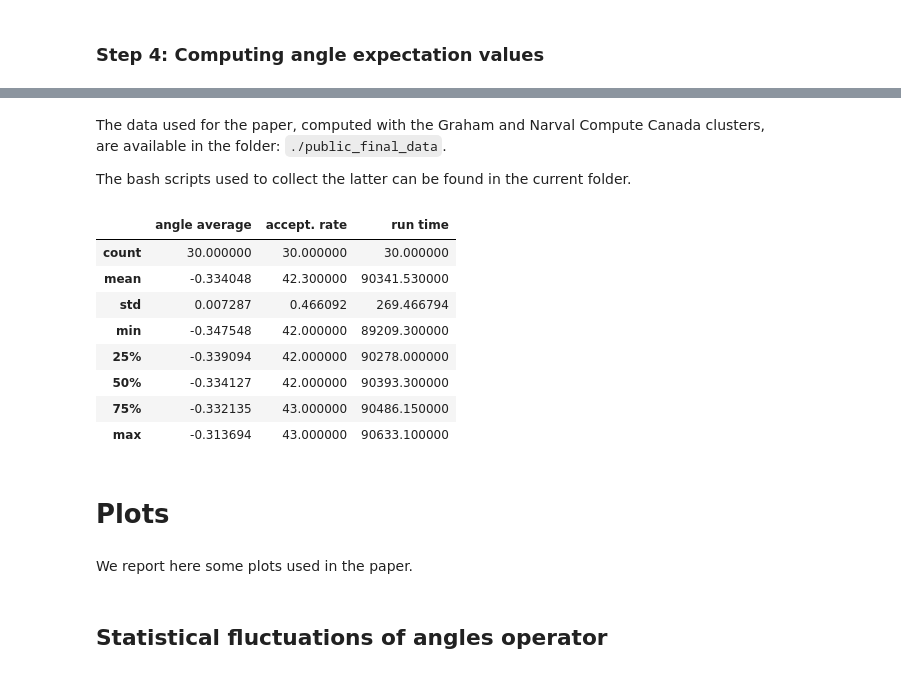
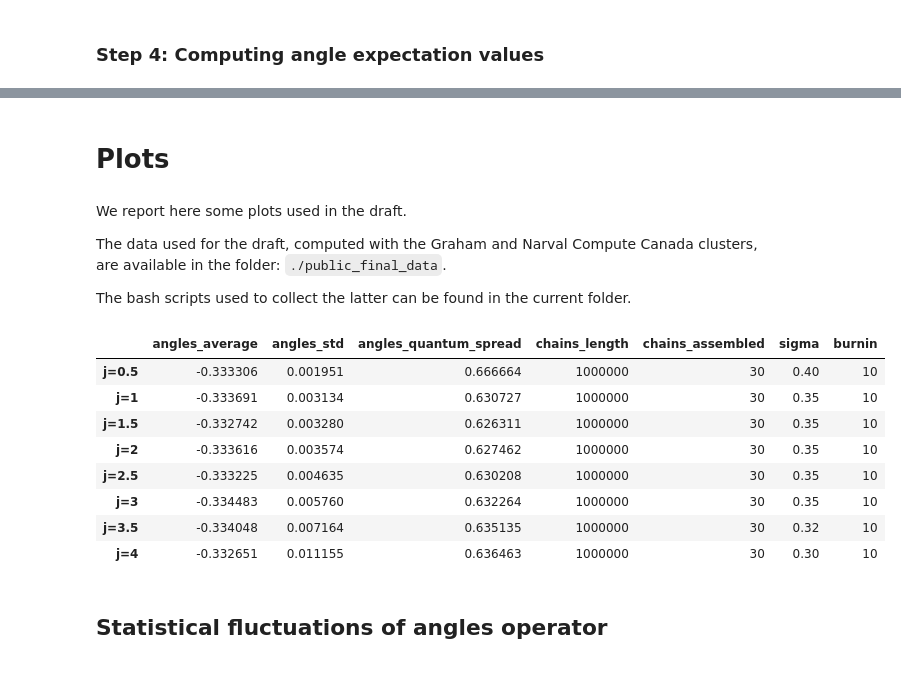
Before and after one commit to PietropaoloFrisoni/MCMC_16_cells_spinfoam, a Jupyter notebook: Python_interface.ipynb, the cells around one changed output, grey strips where cells are left out. Drawn from its saved outputs; the diff is of its cells as text; code cells hidden in the pictures.

```diff
--- a/Python_interface.ipynb
+++ b/Python_interface.ipynb
@@ -193,20 +169,8 @@ df.describe()
-# %% [markdown]
-The data used for the paper, computed with the Graham and Narval Compute Canada clusters, are available in the folder: `./public_final_data`.
-
-The bash scripts used to collect the latter can be found in the current folder.
-# %%
-df
-# %% [output]
-|  | angle average | accept. rate | run time |
-| count | 30.000000 | 30.000000 | 30.000000 |
-| mean | -0.334048 | 42.300000 | 90341.530000 |
-| std | 0.007287 | 0.466092 | 269.466794 |
-| min | -0.347548 | 42.000000 | 89209.300000 |
-| 25% | -0.339094 | 42.000000 | 90278.000000 |
-| 50% | -0.334127 | 42.000000 | 90393.300000 |
-| 75% | -0.332135 | 43.000000 | 90486.150000 |
-| max | -0.313694 | 43.000000 | 90633.100000 |
 # %% [markdown]
 # Plots
 # %% [markdown]
-We report here some plots used in the paper.
+We report here some plots used in the draft.
+
+The data used for the draft, computed with the Graham and Narval Compute Canada clusters, are available in the folder: `./public_final_data`.
+
+The bash scripts used to collect the latter can be found in the current folder.
@@ -213,3 +181,15 @@ We report here some plots used in the paper.
+# %%
+angles_dataframe
+# %% [output]
+|  | angles_average | angles_std | angles_quantum_spread | chains_length | chains_assembled | sigma | burnin |
+| j=0.5 | -0.333306 | 0.001951 | 0.666664 | 1000000 | 30 | 0.40 | 10 |
+| j=1 | -0.333691 | 0.003134 | 0.630727 | 1000000 | 30 | 0.35 | 10 |
+| j=1.5 | -0.332742 | 0.003280 | 0.626311 | 1000000 | 30 | 0.35 | 10 |
+| j=2 | -0.333616 | 0.003574 | 0.627462 | 1000000 | 30 | 0.35 | 10 |
+| j=2.5 | -0.333225 | 0.004635 | 0.630208 | 1000000 | 30 | 0.35 | 10 |
+| j=3 | -0.334483 | 0.005760 | 0.632264 | 1000000 | 30 | 0.35 | 10 |
+| j=3.5 | -0.334048 | 0.007164 | 0.635135 | 1000000 | 30 | 0.32 | 10 |
+| j=4 | -0.332651 | 0.011155 | 0.636463 | 1000000 | 30 | 0.30 | 10 |
 # %%
 import matplotlib.pyplot as plt
 import seaborn as sns
```
Also changed, not shown: parts of 13 cells of this notebook, 59 other files.
